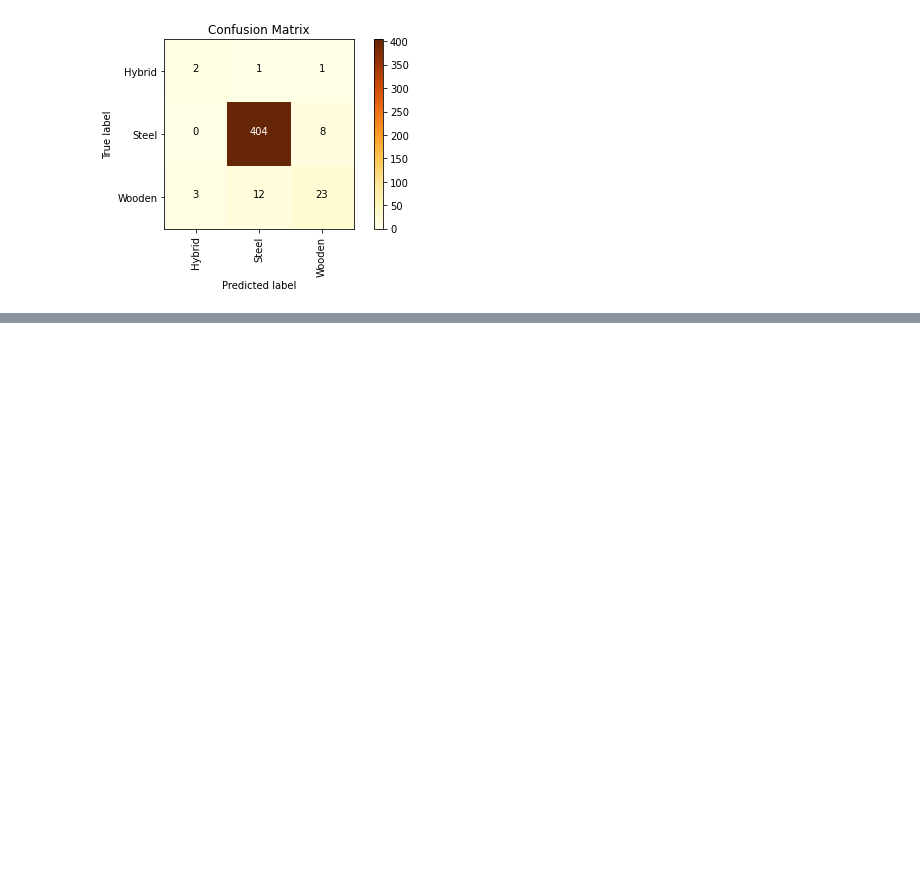
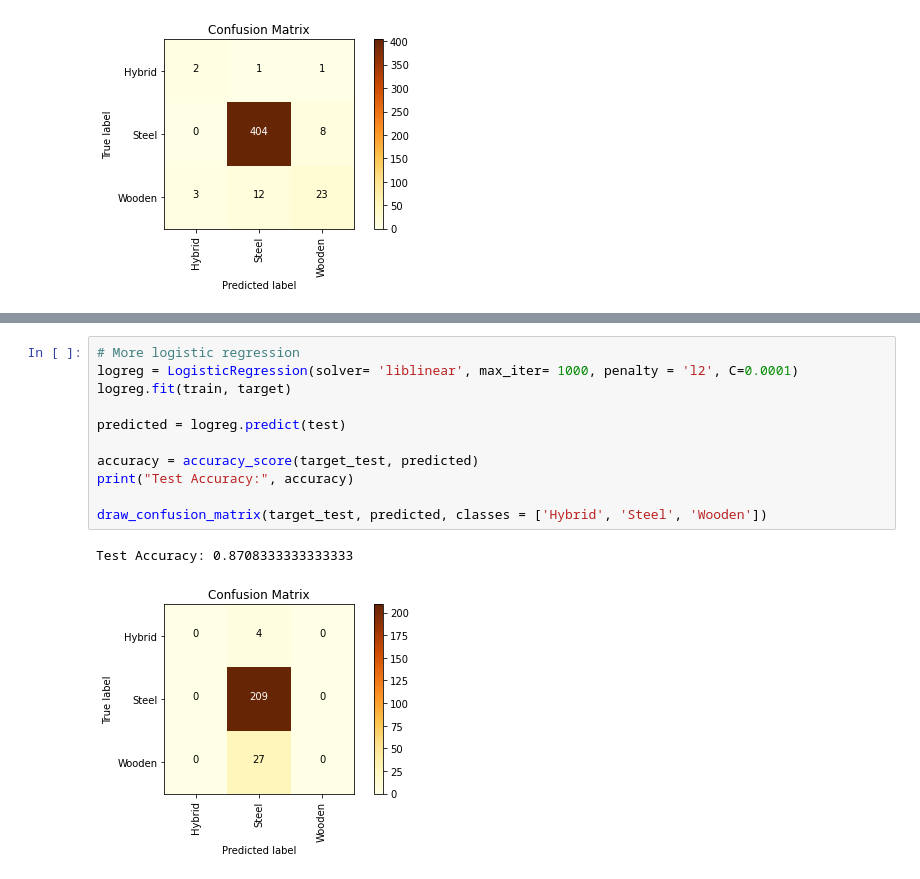
Before and after one commit to damienmha/coaster-classification, a Jupyter notebook: roller_coaster.ipynb, the cells around one changed output, grey strips where cells are left out. Cells and saved outputs as stored; diff of their text form; blank space fills up the shorter version.

```diff
--- a/roller_coaster.ipynb
+++ b/roller_coaster.ipynb
@@ -554,0 +753,14 @@ Train Accuracy: 0.9559471365638766
+# %%
+# More logistic regression
+logreg = LogisticRegression(solver= 'liblinear', max_iter= 1000, penalty = 'l2', C=0.0001)
+logreg.fit(train, target)
+
+predicted = logreg.predict(test)
+
+accuracy = accuracy_score(target_test, predicted)
+print("Test Accuracy:", accuracy)
+
+draw_confusion_matrix(target_test, predicted, classes = ['Hybrid', 'Steel', 'Wooden'])
+# %% [output]
+Test Accuracy: 0.8708333333333333
+[figure, added]
```
Also changed, not shown: parts of 32 cells of this notebook.
